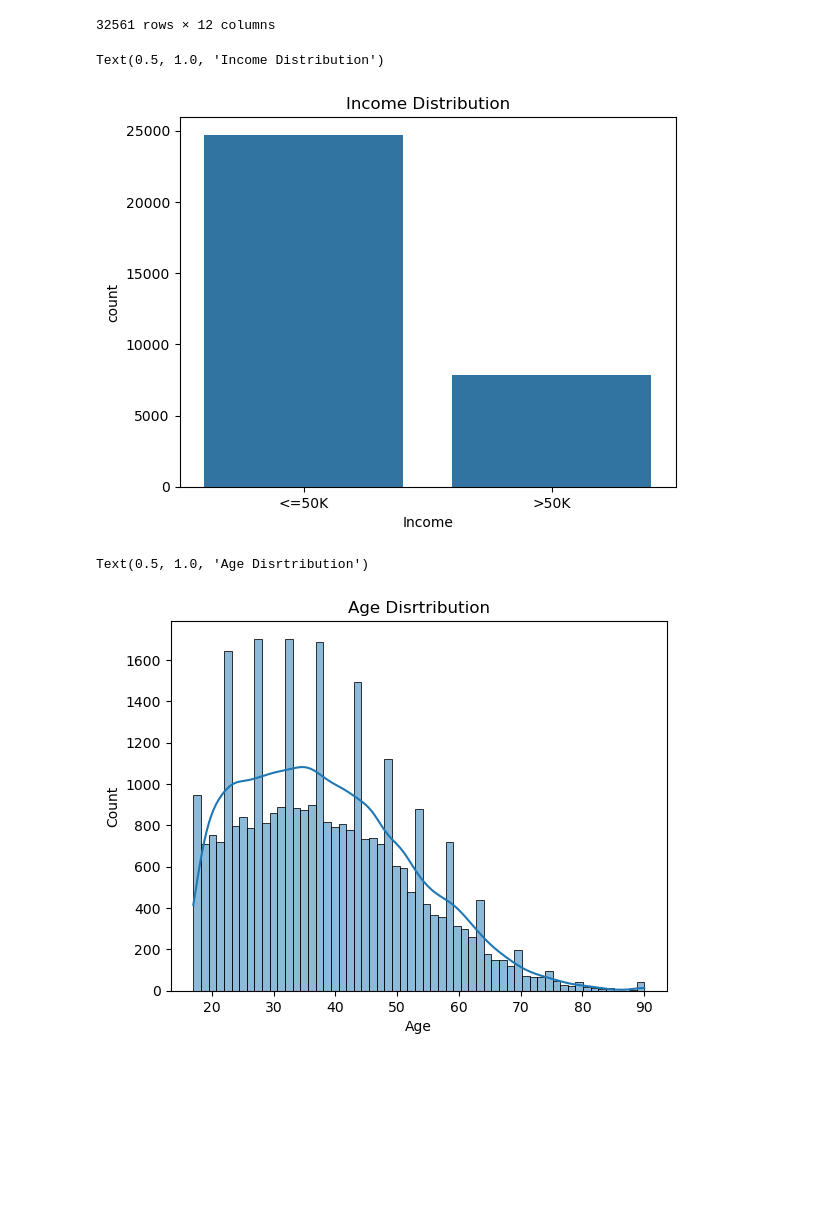
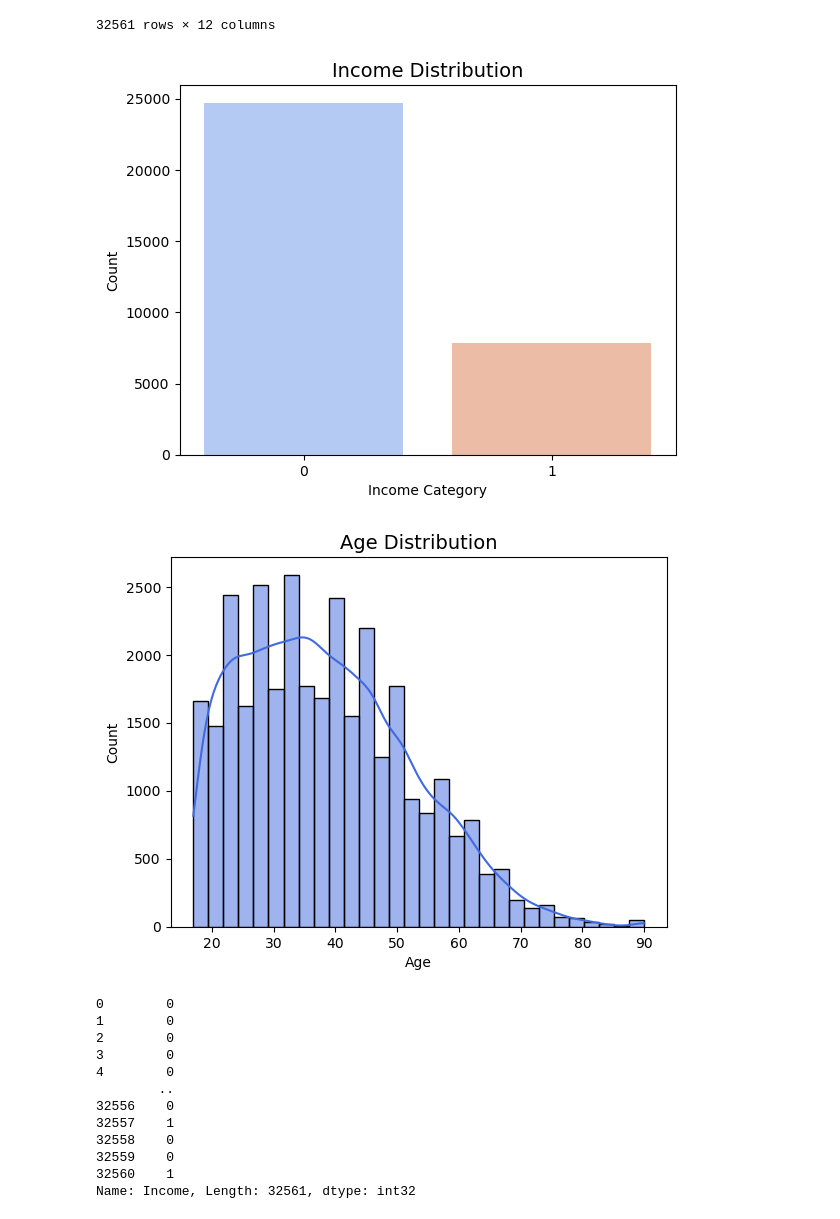
Before and after one commit to Arunpiues/censes-data, a Jupyter notebook: EDA.ipynb, the cells around one changed output. Saved outputs shown, nothing was run; the diff lists cells and outputs as text; code cells hidden in the pictures; blank space fills up the shorter version.

```diff
--- a/EDA.ipynb
+++ b/EDA.ipynb
@@ -197,14 +198,21 @@ adult_new
 | 32560 | 52 | Self-emp-inc | HS-grad | 9 | Married-civ-spouse | Exec-managerial | White | Female | ... |
 32561 rows × 12 columns
 # %%
-sns.countplot(x='Income',data=adult_new)
-plt.title('Income Distribution')
+sns.countplot(x='Income', data=adult_new, palette='coolwarm')
+plt.title('Income Distribution', fontsize=14)
+plt.xlabel('Income Category')
+plt.ylabel('Count')
+plt.show()
 # %% [output]
-Text(0.5, 1.0, 'Income Distribution')
-[figure, old version]
+[figure, new version]
 # %%
-sns.histplot(adult_new['Age'],kde=True)
-plt.title('Age Disrtribution')
+import seaborn as sns
+import matplotlib.pyplot as plt
+
+sns.histplot(adult_new['Age'], bins=30, kde=True, color='royalblue')
+plt.title('Age Distribution', fontsize=14)
+plt.xlabel('Age')
+plt.ylabel('Count')
+plt.show()
 # %% [output]
-Text(0.5, 1.0, 'Age Disrtribution')
-[figure, old version]
+[figure, new version]
@@ -210,0 +223,17 @@ Text(0.5, 1.0, 'Age Disrtribution')
+# %%
+encode=LabelEncoder()
+adult_new['Income']=encode.fit_transform(adult_new['Income'])
+adult_new['Income']
+# %% [output]
+0        0
+1        0
+2        0
+3        0
+4        0
+        ..
+32556    0
+32557    1
+32558    0
+32559    0
+32560    1
+Name: Income, Length: 32561, dtype: int32
```
Also changed, not shown: parts of 15 cells of this notebook.
